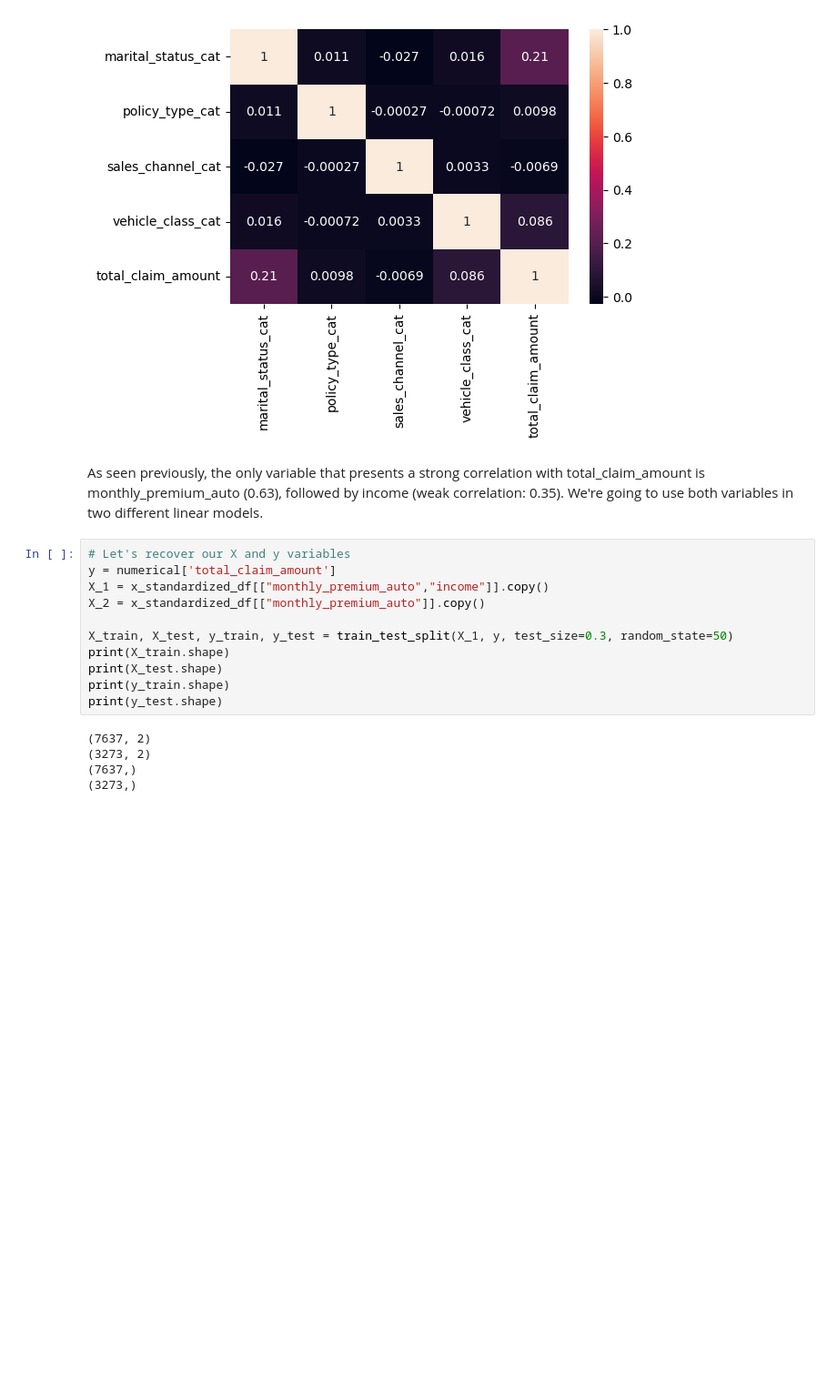
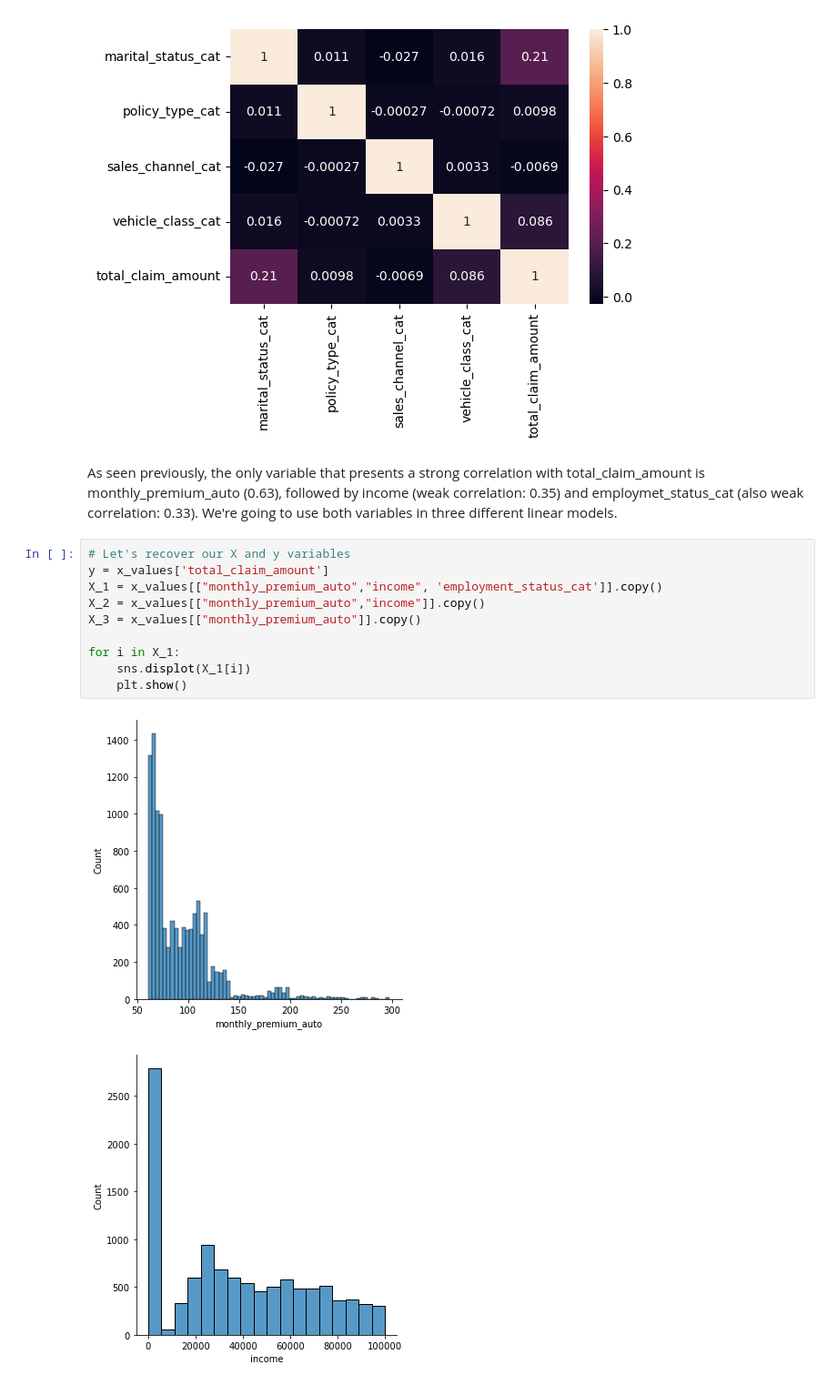
Before and after one commit to ameliapt/lab-customer-analysis-round-6, a Jupyter notebook: PijuanAmelia_Lab6Solutions.ipynb, the cells around one changed output. Shown at 91% size. Cells and saved outputs as stored; diff of their text form; blank space fills up the shorter version.

```diff
--- a/PijuanAmelia_Lab6Solutions.ipynb
+++ b/PijuanAmelia_Lab6Solutions.ipynb
@@ -965,20 +965,17 @@ plt.show()
 # %% [output]
 [figure]
 # %% [markdown]
-As seen previously, the only variable that presents a strong correlation with total_claim_amount is monthly_premium_auto (0.63), followed by income (weak correlation: 0.35). We're going to use both variables in two different linear models.
+As seen previously, the only variable that presents a strong correlation with total_claim_amount is monthly_premium_auto (0.63), followed by income (weak correlation: 0.35) and employmet_status_cat (also weak correlation: 0.33). We're going to use both variables in three different linear models.
 # %%
 # Let's recover our X and y variables
-y = numerical['total_claim_amount']
-X_1 = x_standardized_df[["monthly_premium_auto","income"]].copy()
-X_2 = x_standardized_df[["monthly_premium_auto"]].copy()
+y = x_values['total_claim_amount']
+X_1 = x_values[["monthly_premium_auto","income", 'employment_status_cat']].copy()
+X_2 = x_values[["monthly_premium_auto","income"]].copy()
+X_3 = x_values[["monthly_premium_auto"]].copy()
 
-X_train, X_test, y_train, y_test = train_test_split(X_1, y, test_size=0.3, random_state=50)
-print(X_train.shape)
-print(X_test.shape)
-print(y_train.shape)
-print(y_test.shape)
+for i in X_1:
+    sns.displot(X_1[i])
+    plt.show()
 # %% [output]
-(7637, 2)
-(3273, 2)
-(7637,)
-(3273,)
+[figure, added]
+[figure, added]
```
Also changed, not shown: parts of 18 cells of this notebook.
